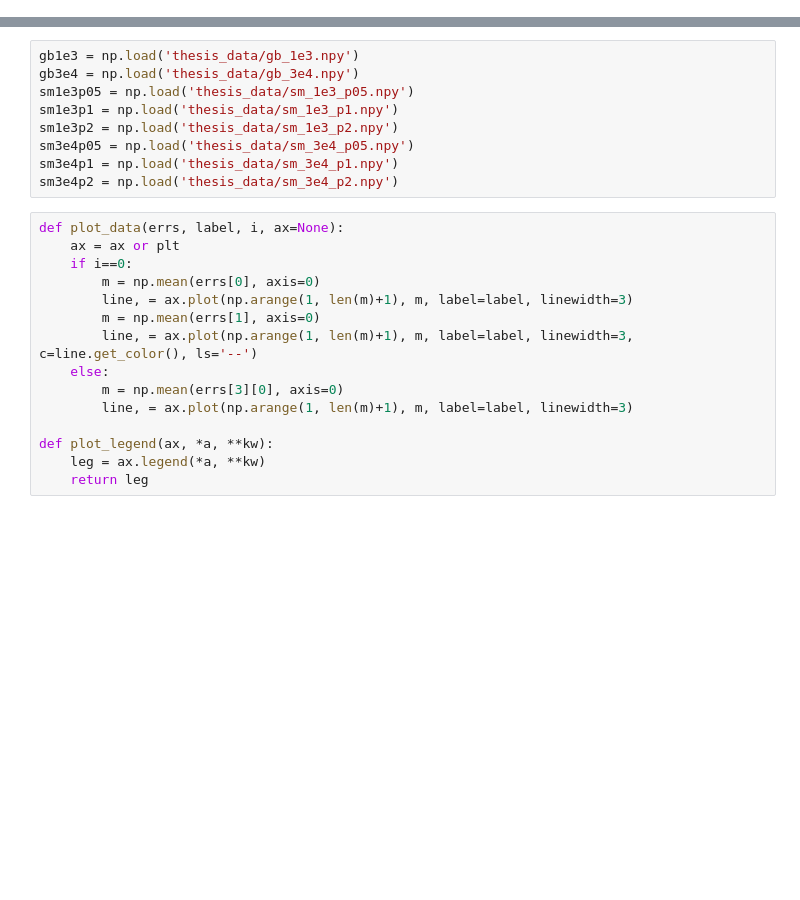
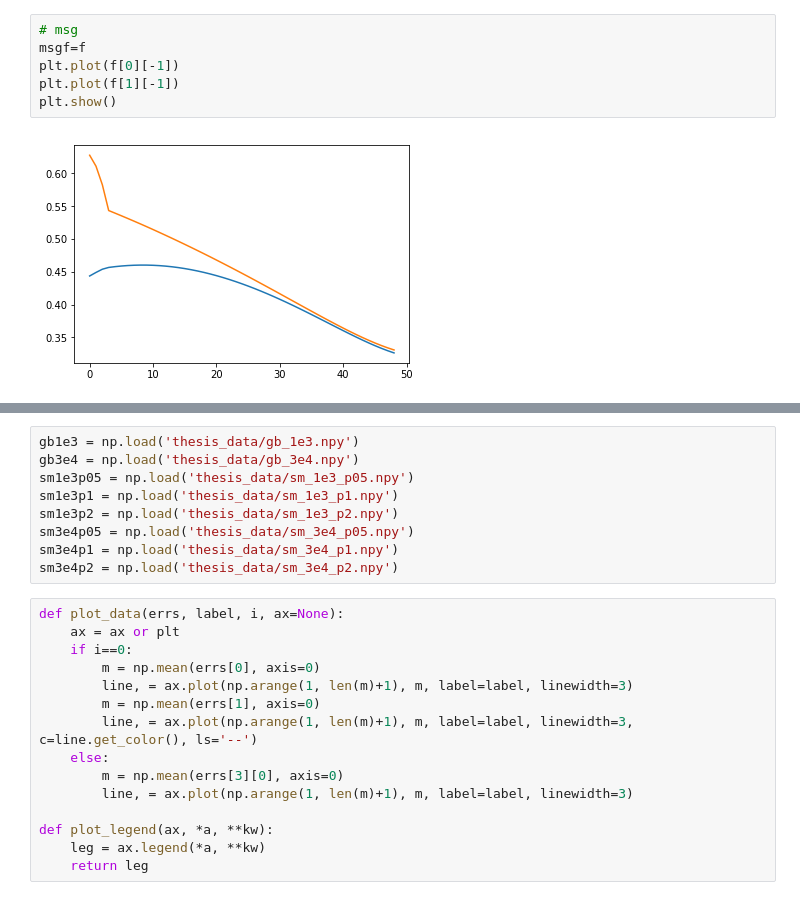
Before and after one commit to ethihsy/cc, a Jupyter notebook: plot.ipynb, the cells around one changed output, grey strips where cells are left out. Cells and saved outputs as stored; diff of their text form; blank space fills up the shorter version.

```diff
--- a/plot.ipynb
+++ b/plot.ipynb
@@ -131,0 +242,8 @@ plt.show()
+# %%
+# msg
+msgf=f
+plt.plot(f[0][-1])
+plt.plot(f[1][-1])
+plt.show()
+# %% [output]
+[figure, added]
```
Also changed, not shown: parts of 24 cells of this notebook.
